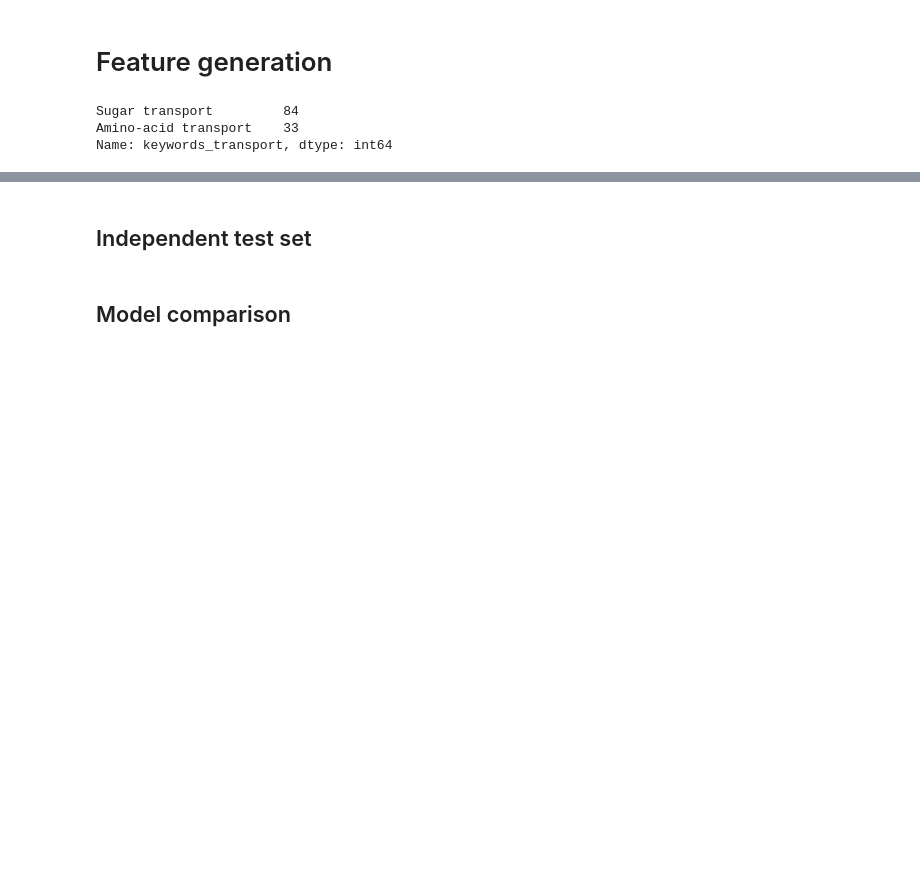
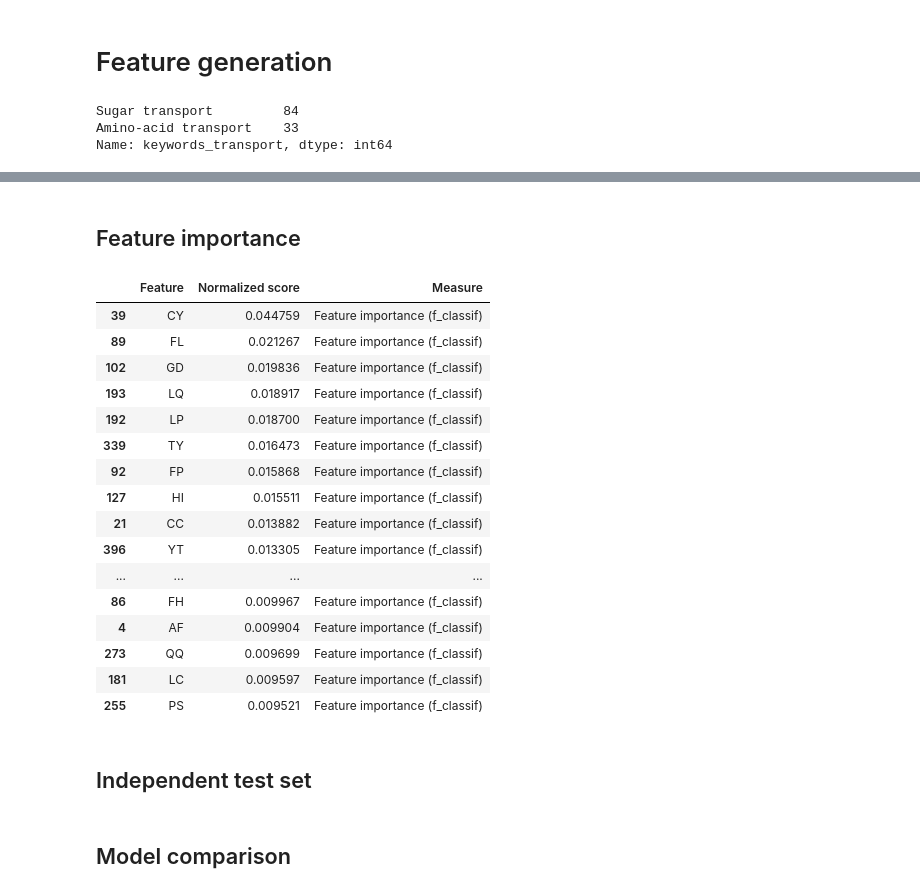
Before and after one commit to adenger/subpred3, a Jupyter notebook: notebooks/athaliana_05_evaluation_paac.ipynb, the cells around one changed output, grey strips where cells are left out. Drawn from its saved outputs; the diff is of its cells as text; code cells hidden in the pictures; blank space fills up the shorter version.

Commit message:
paac feature importance

```diff
--- a/notebooks/athaliana_05_evaluation_paac.ipynb
+++ b/notebooks/athaliana_05_evaluation_paac.ipynb
@@ -62,4 +62,28 @@ df_paac
 117 rows × 400 columns
+# %% [markdown]
+## Feature importance
+# %%
+from subpred.plots import get_feature_score
+
+get_feature_score(df_paac, labels).sort_values("Normalized score", ascending=False).head(20)
+# %% [output]
+|  | Feature | Normalized score | Measure |
+| 39 | CY | 0.044759 | Feature importance (f_classif) |
+| 89 | FL | 0.021267 | Feature importance (f_classif) |
+| 102 | GD | 0.019836 | Feature importance (f_classif) |
+| 193 | LQ | 0.018917 | Feature importance (f_classif) |
+| 192 | LP | 0.018700 | Feature importance (f_classif) |
+| 339 | TY | 0.016473 | Feature importance (f_classif) |
+| 92 | FP | 0.015868 | Feature importance (f_classif) |
+| 127 | HI | 0.015511 | Feature importance (f_classif) |
+| 21 | CC | 0.013882 | Feature importance (f_classif) |
+| 396 | YT | 0.013305 | Feature importance (f_classif) |
+| ... | ... | ... | ... |
+| 86 | FH | 0.009967 | Feature importance (f_classif) |
+| 4 | AF | 0.009904 | Feature importance (f_classif) |
+| 273 | QQ | 0.009699 | Feature importance (f_classif) |
+| 181 | LC | 0.009597 | Feature importance (f_classif) |
+| 255 | PS | 0.009521 | Feature importance (f_classif) |
 # %% [markdown]
 ## Independent test set
 # %%
```
Also changed, not shown: parts of 1 cell of this notebook.
